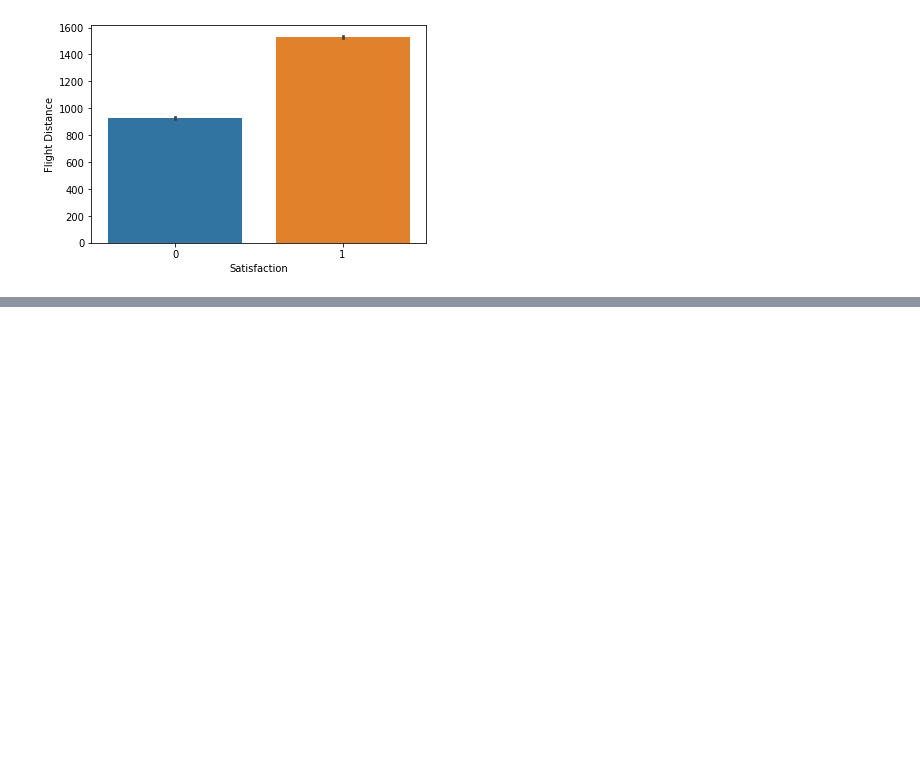
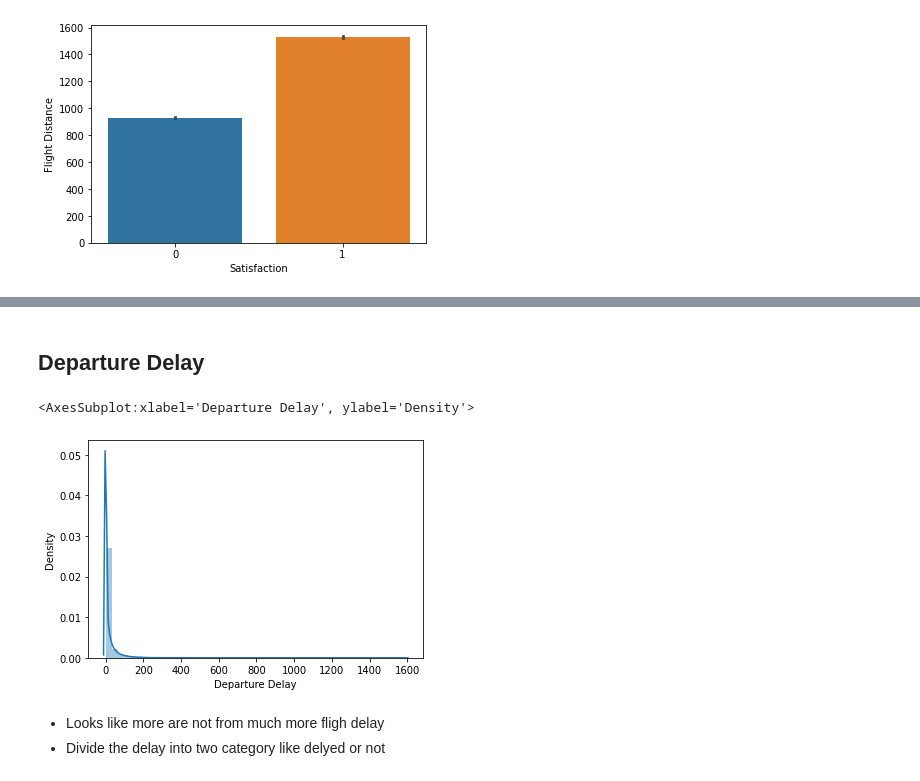
Before and after one commit to CaptaiN785/ML-Notebooks, a Jupyter notebook: Airline_Passengers_Satisfaction/main.ipynb, the cells around one changed output, grey strips where cells are left out. Drawn from its saved outputs; the diff is of its cells as text; code cells hidden in the pictures; blank space fills up the shorter version.

```diff
--- a/Airline_Passengers_Satisfaction/main.ipynb
+++ b/Airline_Passengers_Satisfaction/main.ipynb
@@ -300,0 +315,11 @@ Done
+# %% [markdown]
+## Departure Delay
+# %%
+plt.figure(figsize=(6, 4))
+sns.distplot(df['Departure Delay'])
+# %% [output]
+<AxesSubplot:xlabel='Departure Delay', ylabel='Density'>
+[figure, added]
+# %% [markdown]
+- Looks like more are not from much more fligh delay
+- Divide the delay into two category like delyed or not
```
Also changed, not shown: parts of 99 cells of this notebook.
